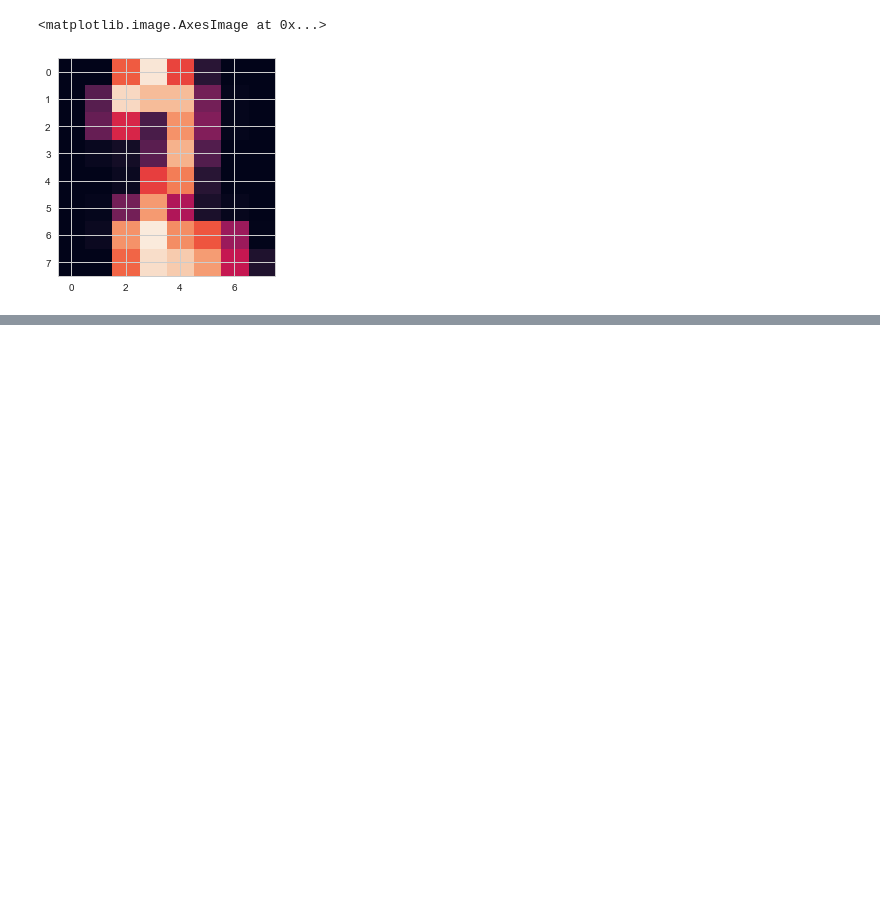
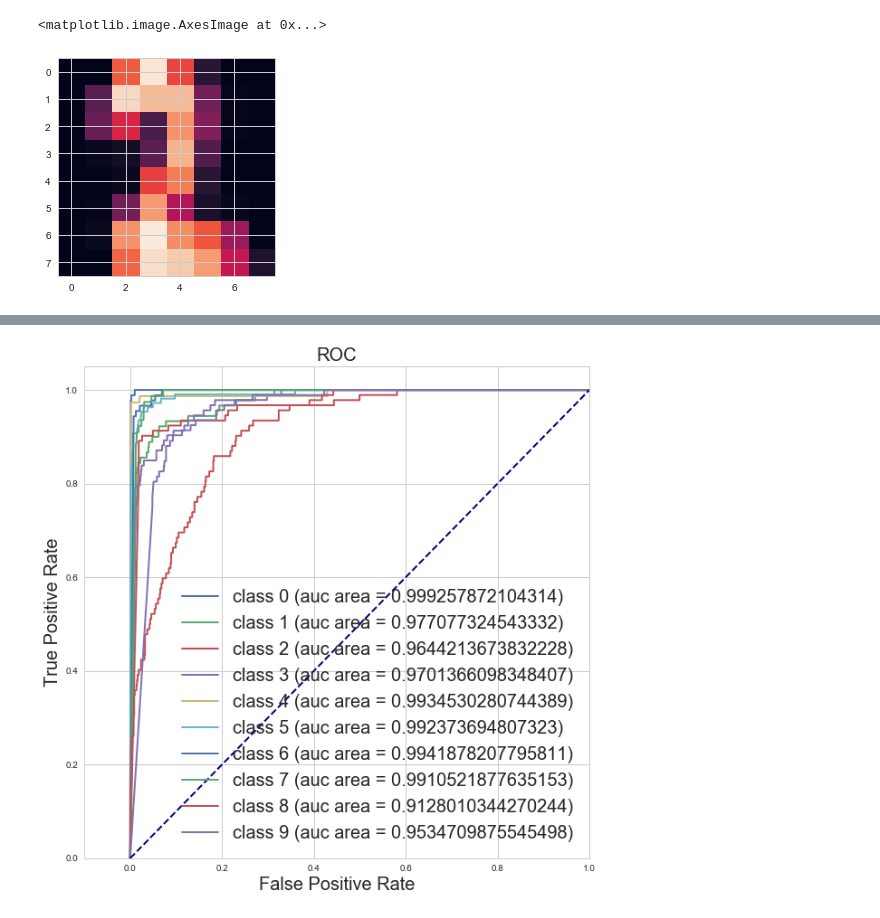
Before and after one commit to heemokyim/codingplace, a Jupyter notebook: fastcampus/dss/data_science/naive_bern_norm.ipynb, the cells around one changed output, grey strips where cells are left out. Drawn from its saved outputs; the diff is of its cells as text; code cells hidden in the pictures; blank space fills up the shorter version.

```diff
--- a/fastcampus/dss/data_science/naive_bern_norm.ipynb
+++ b/fastcampus/dss/data_science/naive_bern_norm.ipynb
@@ -200,0 +234,4 @@ plt.imshow(tmp[2])
+# %%
+multi_roc(reshaped,y, MultinomialNB())
+# %% [output]
+[figure, added]
```
Also changed, not shown: parts of 23 cells of this notebook, 10 other files.
